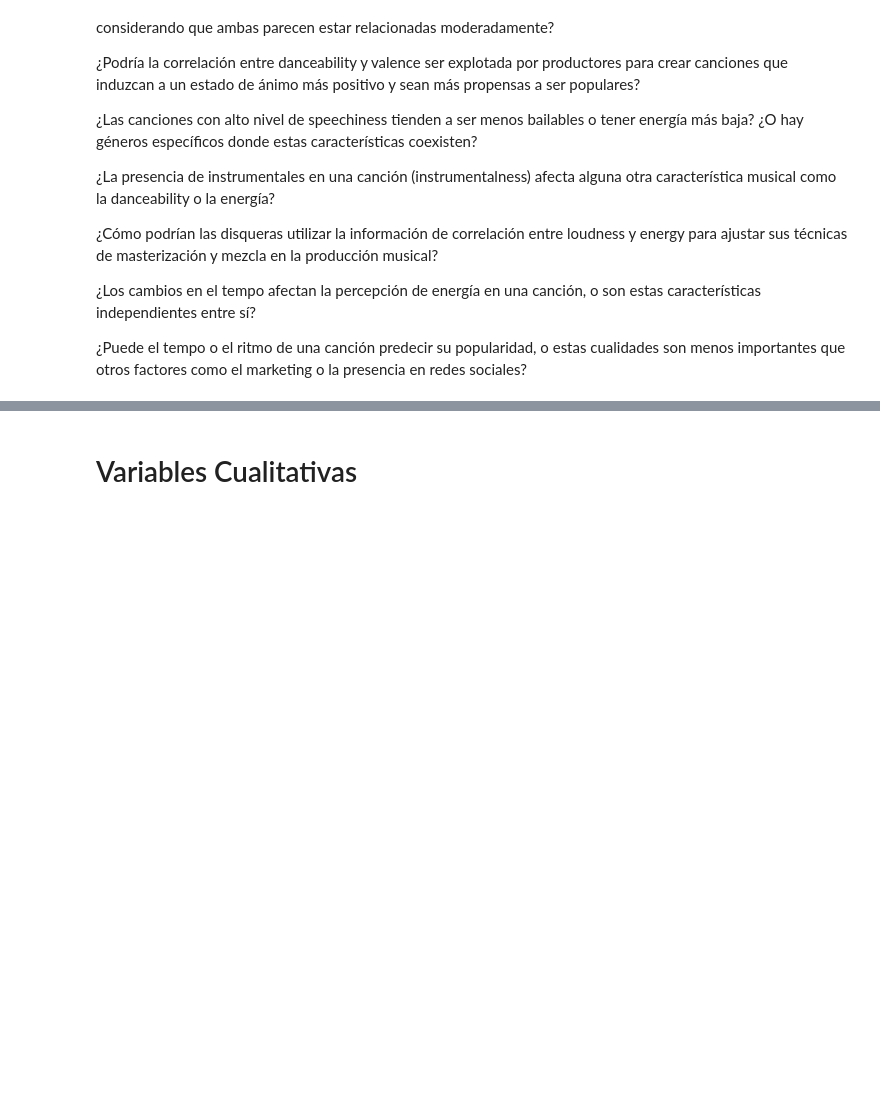
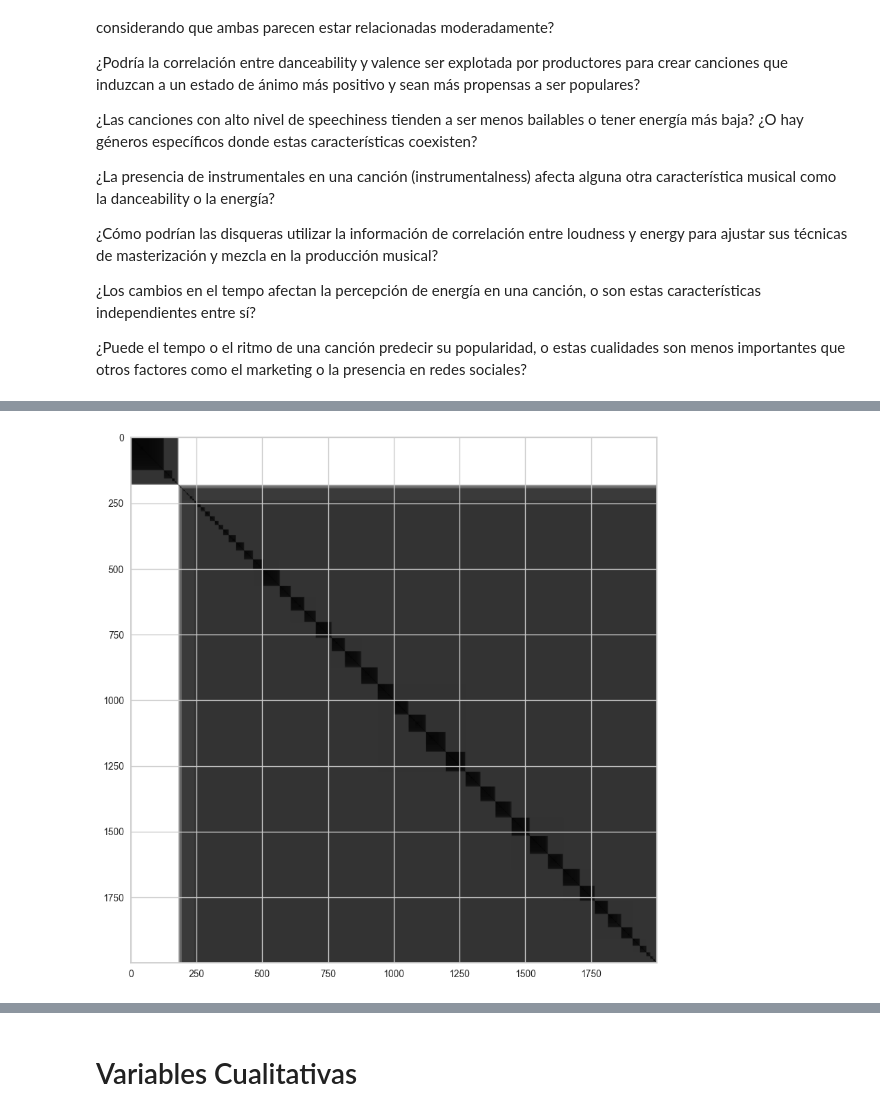
Before and after one commit to estebandonis/Proyecto1-MineriadeDatos, a Jupyter notebook: proyecto1.ipynb, the cells around one changed output, grey strips where cells are left out. Cells and saved outputs as stored; diff of their text form; code cells hidden in the pictures; blank space fills up the shorter version.

```diff
--- a/proyecto1.ipynb
+++ b/proyecto1.ipynb
@@ -198,0 +251,4 @@ Dado que la acousticness tiene una correlación negativa con la energía, ¿podr
+# %%
+pyclustertend.ivat(X)
+# %% [output]
+[figure, added]
```
Also changed, not shown: parts of 27 cells of this notebook.
